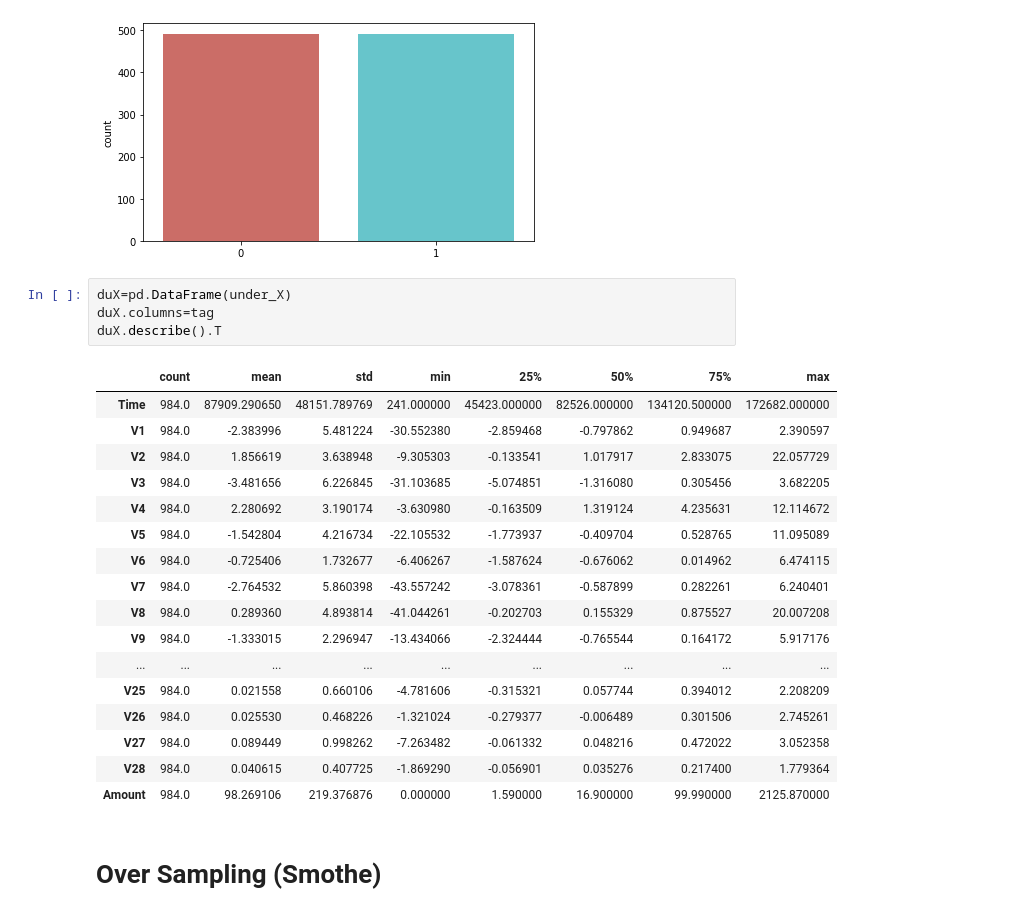
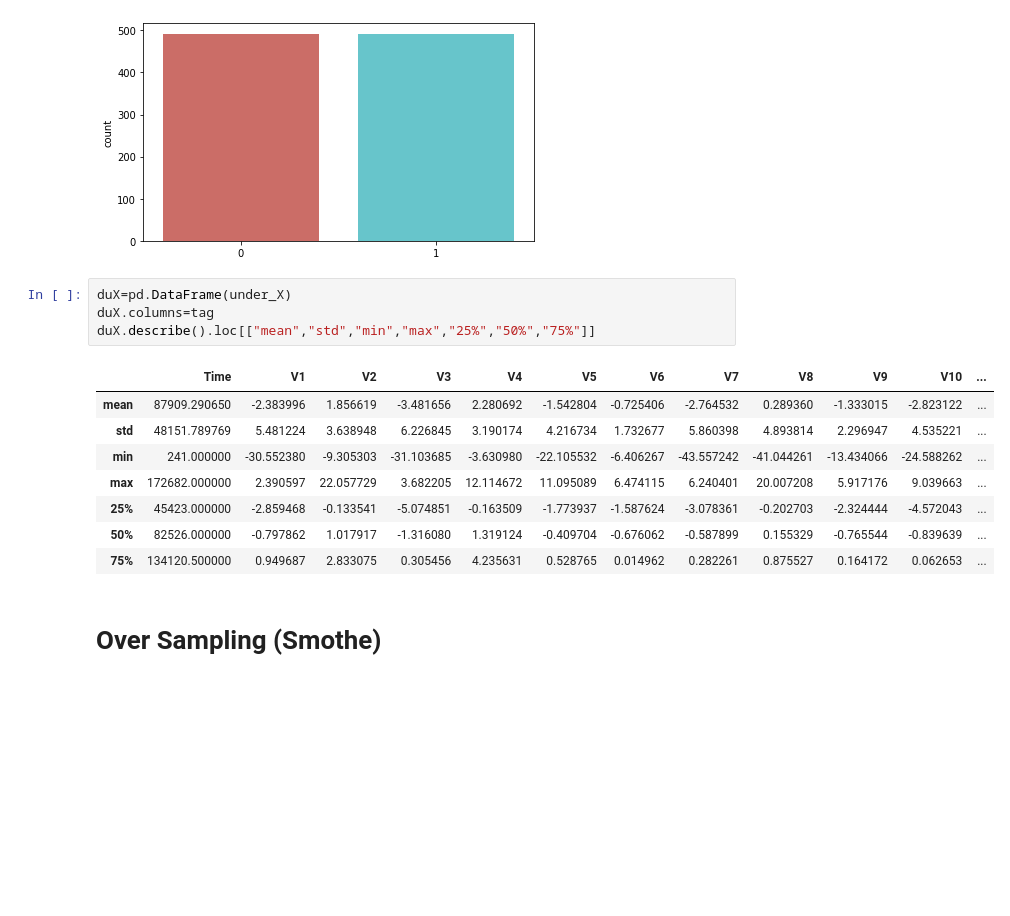
Before and after one commit to NavarroRamon/DealingWith_ImbalancedData, a Jupyter notebook: PREPROCESSING/Preprocessing.ipynb, the cells around one changed output. Cells and saved outputs as stored; diff of their text form; blank space fills up the shorter version.

```diff
--- a/PREPROCESSING/Preprocessing.ipynb
+++ b/PREPROCESSING/Preprocessing.ipynb
@@ -83,25 +78,16 @@ plt.show()
 # %%
 duX=pd.DataFrame(under_X)
 duX.columns=tag
-duX.describe().T
+duX.describe().loc[["mean","std","min","max","25%","50%","75%"]]
 # %% [output]
-|  | count | mean | std | min | 25% | 50% | 75% | max |
-| Time | 984.0 | 87909.290650 | 48151.789769 | 241.000000 | 45423.000000 | 82526.000000 | 134120.500000 | 172682.000000 |
-| V1 | 984.0 | -2.383996 | 5.481224 | -30.552380 | -2.859468 | -0.797862 | 0.949687 | 2.390597 |
-| V2 | 984.0 | 1.856619 | 3.638948 | -9.305303 | -0.133541 | 1.017917 | 2.833075 | 22.057729 |
-| V3 | 984.0 | -3.481656 | 6.226845 | -31.103685 | -5.074851 | -1.316080 | 0.305456 | 3.682205 |
-| V4 | 984.0 | 2.280692 | 3.190174 | -3.630980 | -0.163509 | 1.319124 | 4.235631 | 12.114672 |
-| V5 | 984.0 | -1.542804 | 4.216734 | -22.105532 | -1.773937 | -0.409704 | 0.528765 | 11.095089 |
-| V6 | 984.0 | -0.725406 | 1.732677 | -6.406267 | -1.587624 | -0.676062 | 0.014962 | 6.474115 |
-| V7 | 984.0 | -2.764532 | 5.860398 | -43.557242 | -3.078361 | -0.587899 | 0.282261 | 6.240401 |
-| V8 | 984.0 | 0.289360 | 4.893814 | -41.044261 | -0.202703 | 0.155329 | 0.875527 | 20.007208 |
-| V9 | 984.0 | -1.333015 | 2.296947 | -13.434066 | -2.324444 | -0.765544 | 0.164172 | 5.917176 |
-| ... | ... | ... | ... | ... | ... | ... | ... | ... |
-| V25 | 984.0 | 0.021558 | 0.660106 | -4.781606 | -0.315321 | 0.057744 | 0.394012 | 2.208209 |
-| V26 | 984.0 | 0.025530 | 0.468226 | -1.321024 | -0.279377 | -0.006489 | 0.301506 | 2.745261 |
-| V27 | 984.0 | 0.089449 | 0.998262 | -7.263482 | -0.061332 | 0.048216 | 0.472022 | 3.052358 |
-| V28 | 984.0 | 0.040615 | 0.407725 | -1.869290 | -0.056901 | 0.035276 | 0.217400 | 1.779364 |
-| Amount | 984.0 | 98.269106 | 219.376876 | 0.000000 | 1.590000 | 16.900000 | 99.990000 | 2125.870000 |
+|  | Time | V1 | V2 | V3 | V4 | V5 | V6 | V7 | V8 | V9 | V10 | ... |
+| mean | 87909.290650 | -2.383996 | 1.856619 | -3.481656 | 2.280692 | -1.542804 | -0.725406 | -2.764532 | 0.289360 | -1.333015 | -2.823122 | ... |
+| std | 48151.789769 | 5.481224 | 3.638948 | 6.226845 | 3.190174 | 4.216734 | 1.732677 | 5.860398 | 4.893814 | 2.296947 | 4.535221 | ... |
+| min | 241.000000 | -30.552380 | -9.305303 | -31.103685 | -3.630980 | -22.105532 | -6.406267 | -43.557242 | -41.044261 | -13.434066 | -24.588262 | ... |
+| max | 172682.000000 | 2.390597 | 22.057729 | 3.682205 | 12.114672 | 11.095089 | 6.474115 | 6.240401 | 20.007208 | 5.917176 | 9.039663 | ... |
+| 25% | 45423.000000 | -2.859468 | -0.133541 | -5.074851 | -0.163509 | -1.773937 | -1.587624 | -3.078361 | -0.202703 | -2.324444 | -4.572043 | ... |
+| 50% | 82526.000000 | -0.797862 | 1.017917 | -1.316080 | 1.319124 | -0.409704 | -0.676062 | -0.587899 | 0.155329 | -0.765544 | -0.839639 | ... |
+| 75% | 134120.500000 | 0.949687 | 2.833075 | 0.305456 | 4.235631 | 0.528765 | 0.014962 | 0.282261 | 0.875527 | 0.164172 | 0.062653 | ... |
 # %% [markdown]
 # Over Sampling (Smothe)
 # %%
```
Also changed, not shown: parts of 3 cells of this notebook.
